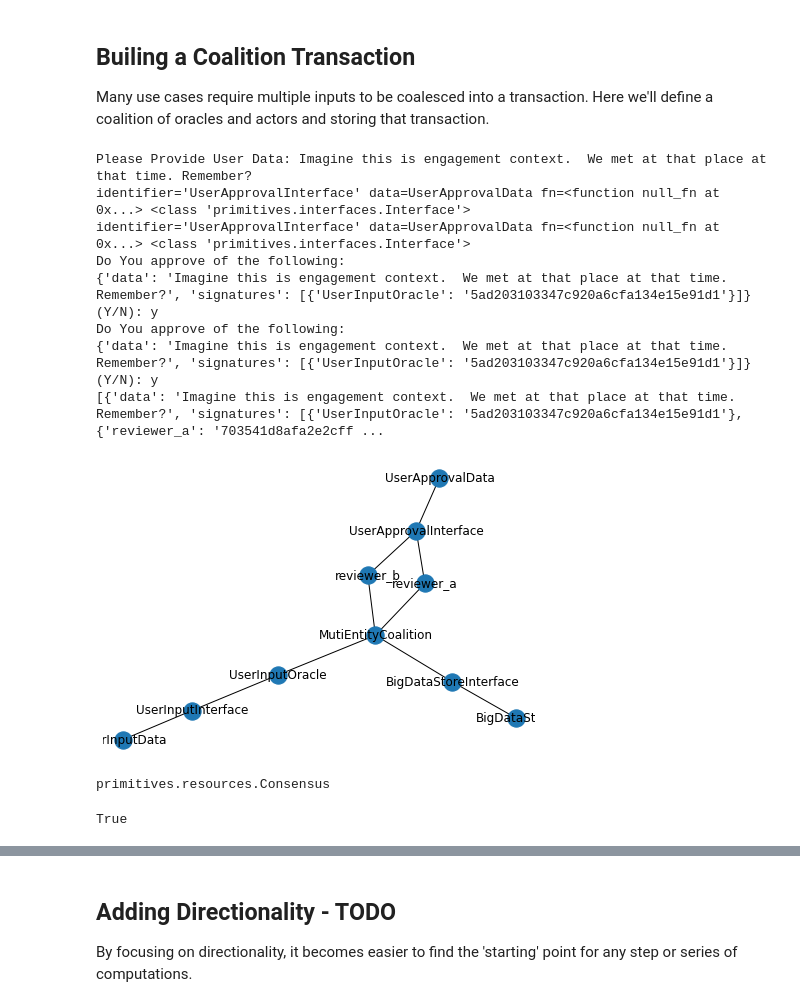
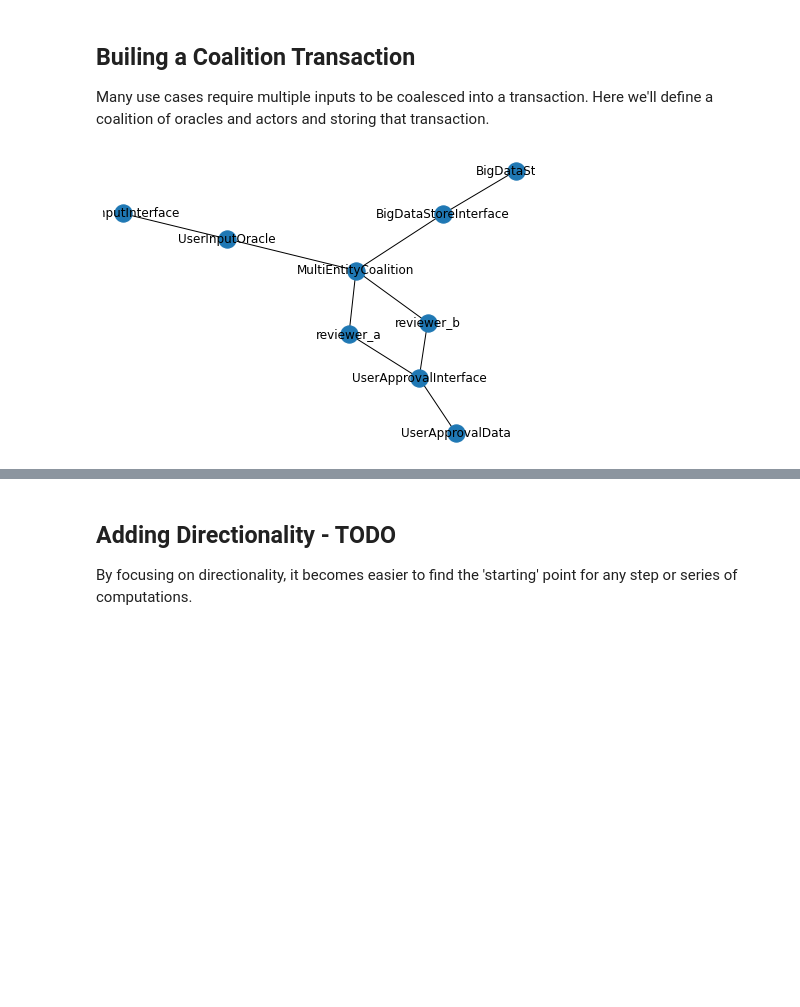
Before and after one commit to newnativeabq/graphdao, a Jupyter notebook: DaoGraphPOC.ipynb, the cells around one changed output, grey strips where cells are left out. Drawn from its saved outputs; the diff is of its cells as text; code cells hidden in the pictures; blank space fills up the shorter version.

```diff
--- a/DaoGraphPOC.ipynb
+++ b/DaoGraphPOC.ipynb
@@ -745,7 +761,7 @@ True
 Many use cases require multiple inputs to be coalesced into a transaction.  Here we'll define a coalition of oracles and actors and storing that transaction.
 # %%
 from primitives.oracles import Oracle
-from primitives.resources import UserInput, Consensus, Coalition, Actor, DemoData, Function
+from primitives.resources import UserInput, Consensus, Coalition, Actor, DemoData, Function, FileData
 from primitives.interfaces import Interface
 from primitives.actions import Action
 from utils.simple_functions import check_all_true, return_true
@@ -765,7 +781,7 @@ user_input_data = UserInput(
 
 user_input_interface = Interface(
     identifier='UserInputInterface',
-    data=user_input_data,
+    data=[user_input_data],
 )
 
 user_input_oracle = Oracle(
@@ -773,37 +789,40 @@ user_input_oracle = Oracle(
     consensus=Consensus(fn=return_true),
     key=str(random.randint(10000,1000000)),
     interface=user_input_interface,
-    data=user_input_data,
+    cache_reset=2,  # Limits the number of fetches before new data required
 )
 
 # Let's build consensus around the user input, enforcing that both actors sign they agree to the input.
 
 # Define the inputs and interface required to get data from the user
+def _build_approval_message() -> str:
+    return f'Do You approve of the following: \n{user_input_oracle.collect()}\n(Y/N): '
+
 user_approval = UserInput(
     identifier='UserApprovalData',
     store=None,
-    message=f'Do You approve of the following: \n{user_input_oracle.collect()}\n(Y/N): ',
+    message=_build_approval_message,
 )
 
 user_approval_interface = Interface(
     identifier='UserApprovalInterface',
-    data=user_approval,
+    data=[user_approval],
 )
 
 
 # Define a consensus function
-def check_user_approval(interface, valid_approvals=['y', 'true']):
-    return interface.read().lower() in valid_approvals
+def check_user_approval(data_interface, valid_approvals=['y', 'true'], **kwargs):
+    return data_interface.read().lower() in valid_approvals
 
 
 # Build Consensus
 user_acceptance_consensus = Consensus(
-    fn=Function(
-        identifier='UserApprovalFunction',
-        kwargs={'interface': user_approval_interface},
-        fn=check_user_approval
+        fn=Function(
+            identifier='UserApprovalConsensus',
+            kwargs={'data_interface': user_approval_interface},
+            fn=check_user_approval
+        )
     )
-)
 
 
 # A Couple Actors that need to certify the data
@@ -815,23 +834,23 @@ actors = [
 
 
 # A coalition of actors and the oracle
-coalition = Coalition(
-    identifier='MutiEntityCoalition',
+engagement_coalition = Coalition(
+    identifier='MultiEntityCoalition',
     actors=actors,
     consensus=Consensus(fn=check_all_true),
     key='AHeterogeneousCoalition!',
 )
 
-# Specify a data store
-datastore = DemoData(
+# Specify a persistent data store
+datastore = FileData(
     identifier='BigDataStore',
-    store=[],
+    path='BigDataStore.txt',
 )
 
 # Specify an Interface for that data
-interface = Interface(
+datastore_interface = Interface(
     identifier='BigDataStoreInterface',
-    data=datastore,
+    data=[datastore],
 )
 
 
@@ -840,56 +859,37 @@ def create_transaction(coalition: Actor, input_oracle: UserInput, data_interface
     # get user input data first
     data = input_oracle.collect()
     # Have coalition sign the transaction
     data = coalition.sign(data)
     # Write the transaction to the interface
     data_interface.write(data)
 
 
 # Wrap the function into a standard Function interface
 create_transaction_function = Function(
     identifier='create_transaction',
-    kwargs={'coalition': coalition, 'input_oracle':user_input_oracle, 'data_interface':interface},
+    kwargs={'coalition': engagement_coalition, 'input_oracle':user_input_oracle, 'data_interface':datastore_interface},
     fn=create_transaction,
 )
 
 # Define the Action that the coalition will act on
 save_multi_sig = Action(
     identifier='MultiSigOracleTransaction',
-    resources=[coalition, interface],
-    actor=coalition,
+    resources=[datastore_interface],
+    actor=engagement_coalition,
     function=create_transaction_function,
 )
 
 # Register the actions with the graph
 dgraph.register_action(save_multi_sig)
 dgraph.register_actor(actors[0])
 dgraph.register_actor(actors[1])
 dgraph.register_oracle(user_input_oracle)
-dgraph.register_interface(interface)
+dgraph.register_interface(datastore_interface)
 dgraph.register_interface(user_approval_interface)
-dgraph.register_coalition(coalition)
+dgraph.register_coalition(engagement_coalition)
 
 
-save_multi_sig.execute()
-print(interface.read())
+# print(datastore_interface.read())
 dgraph.draw(with_labels=True)
 # %% [output]
-Please Provide User Data: Imagine this is engagement context.  We met at that place at that time. Remember?
-identifier='UserApprovalInterface' data=UserApprovalData fn=<function null_fn at 0x...> <class 'primitives.interfaces.Interface'>
-identifier='UserApprovalInterface' data=UserApprovalData fn=<function null_fn at 0x...> <class 'primitives.interfaces.Interface'>
-Do You approve of the following:
-{'data': 'Imagine this is engagement context.  We met at that place at that time. Remember?', 'signatures': [{'UserInputOracle': '5ad203103347c920a6cfa134e15e91d1'}]}
-(Y/N): y
-Do You approve of the following:
-{'data': 'Imagine this is engagement context.  We met at that place at that time. Remember?', 'signatures': [{'UserInputOracle': '5ad203103347c920a6cfa134e15e91d1'}]}
-(Y/N): y
-[{'data': 'Imagine this is engagement context.  We met at that place at that time. Remember?', 'signatures': [{'UserInputOracle': '5ad203103347c920a6cfa134e15e91d1'}, {'reviewer_a': '703541d8afa2e2cff ...
-[figure, old version]
+[figure, new version]
-# %%
-type(user_acceptance_consensus)
-# %% [output]
-primitives.resources.Consensus
-# %%
-hasattr(user_acceptance_consensus.fn, 'identifier')
-# %% [output]
-True
```
Also changed, not shown: parts of 8 cells of this notebook, 7 other files.
